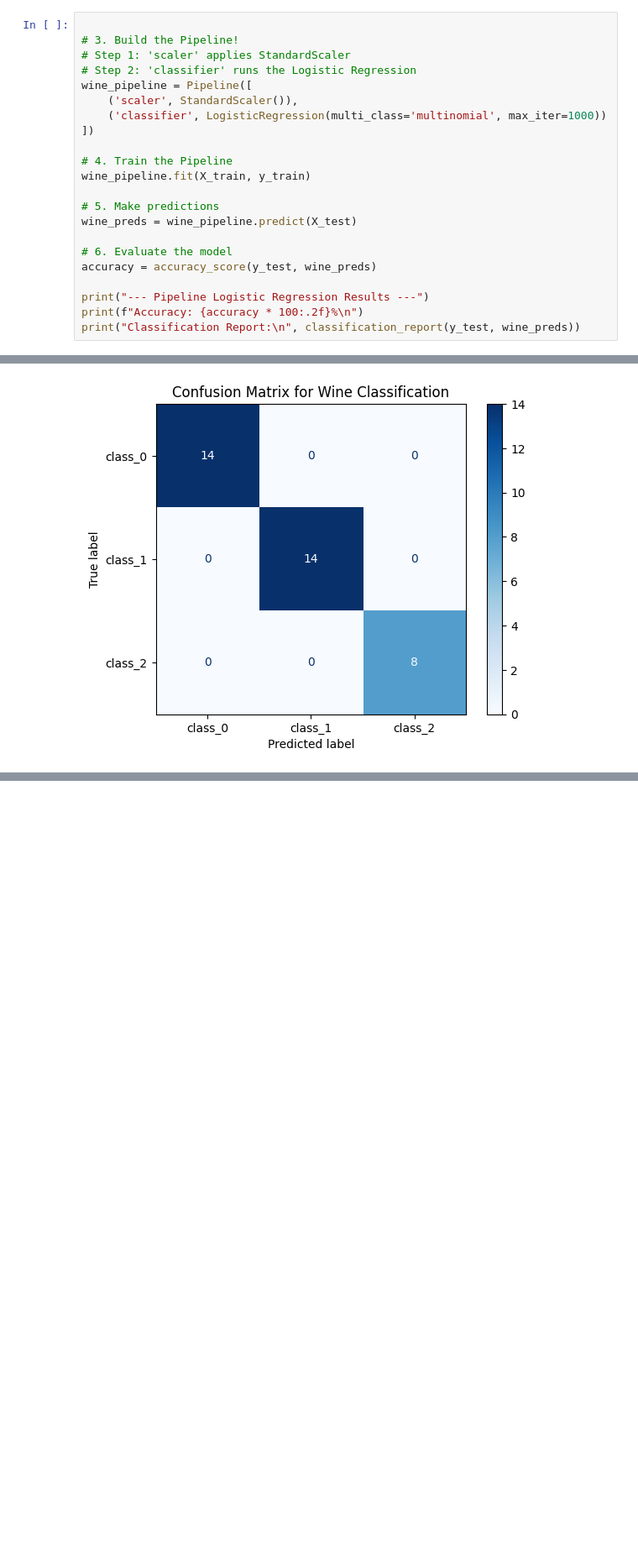
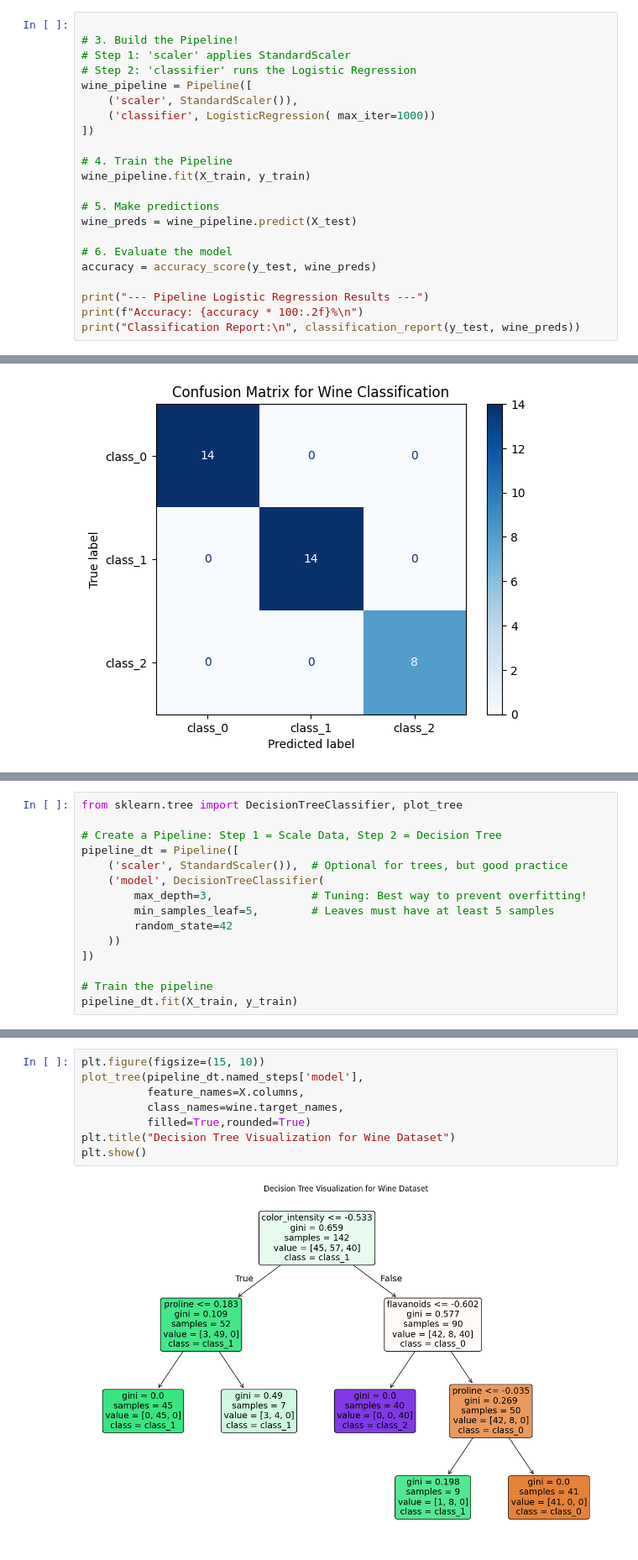
Before and after one commit to Shreya1619/LogicMojo-AI-ML-Jan26-ShreyaSaraf, a Jupyter notebook: ML Assignments/Wine_Classification.ipynb, the cells around one changed output, grey strips where cells are left out. Shown at 84% size. Saved outputs shown, nothing was run; the diff lists cells and outputs as text; blank space fills up the shorter version.

Commit message:
Added decision tree model

```diff
--- a/ML Assignments/Wine_Classification.ipynb
+++ b/ML Assignments/Wine_Classification.ipynb
@@ -102,7 +122,7 @@ X_train, X_test, y_train, y_test = train_test_split(X, y, test_size=0.2, random_
 # Step 2: 'classifier' runs the Logistic Regression
 wine_pipeline = Pipeline([
     ('scaler', StandardScaler()),
-    ('classifier', LogisticRegression(multi_class='multinomial', max_iter=1000))
+    ('classifier', LogisticRegression( max_iter=1000))
 ])
 
 # 4. Train the Pipeline
@@ -144,0 +167,15 @@ plt.show()
+# %%
+from sklearn.tree import DecisionTreeClassifier, plot_tree
+
+# Create a Pipeline: Step 1 = Scale Data, Step 2 = Decision Tree
+pipeline_dt = Pipeline([
+    ('scaler', StandardScaler()),  # Optional for trees, but good practice
+    ('model', DecisionTreeClassifier(
+        max_depth=3,               # Tuning: Best way to prevent overfitting!
+        min_samples_leaf=5,        # Leaves must have at least 5 samples
+        random_state=42
+    ))
+])
+
+# Train the pipeline
+pipeline_dt.fit(X_train, y_train)
@@ -144,0 +198,10 @@ plt.show()
+# %%
+plt.figure(figsize=(15, 10))
+plot_tree(pipeline_dt.named_steps['model'],
+          feature_names=X.columns,
+          class_names=wine.target_names,
+          filled=True,rounded=True)
+plt.title("Decision Tree Visualization for Wine Dataset")
+plt.show()
+# %% [output]
+[figure, added]
```
Also changed, not shown: parts of 5 cells of this notebook.
